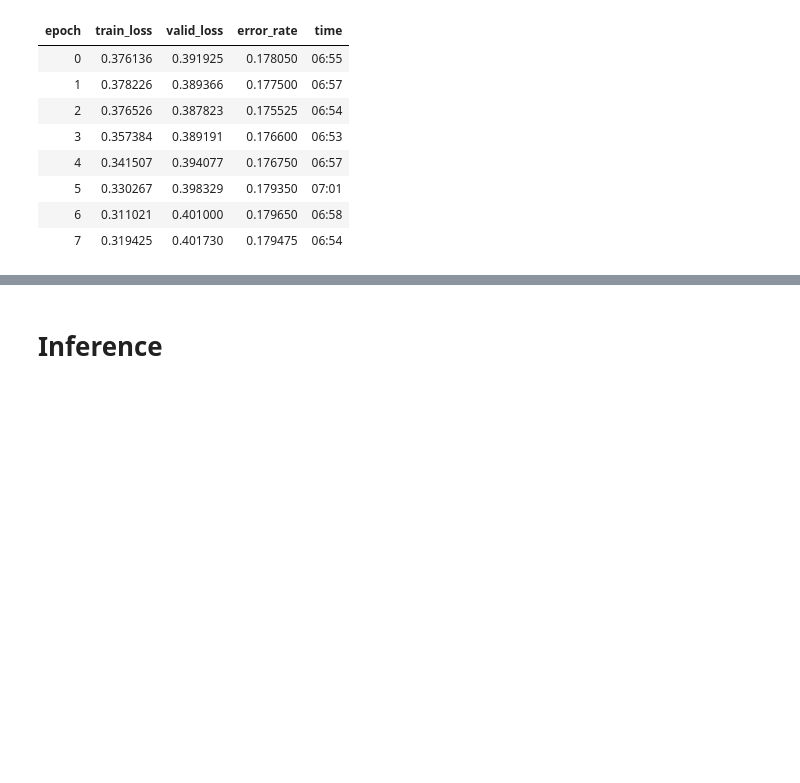
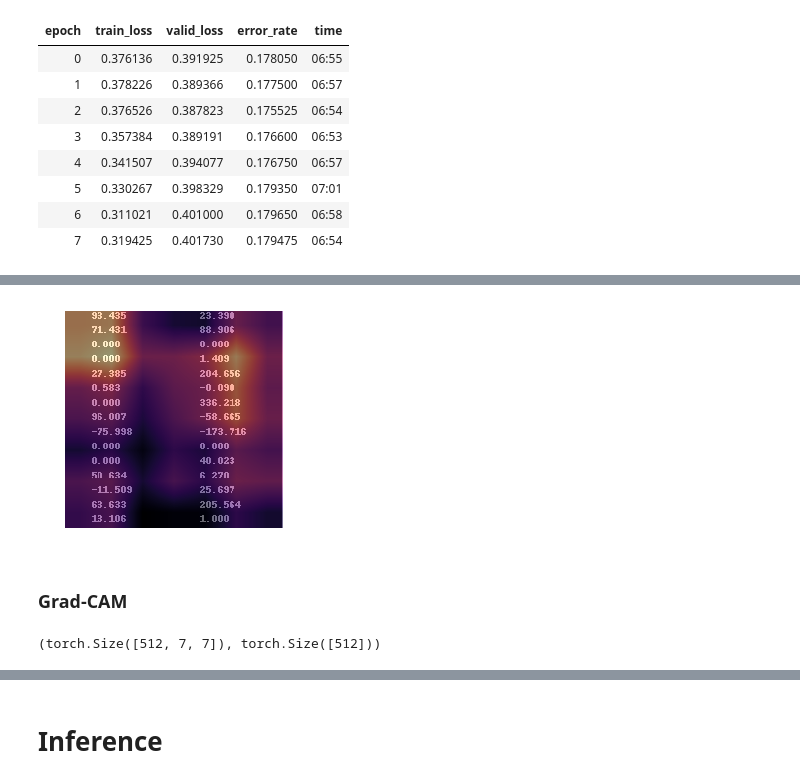
Before and after one commit to GilesStrong/SuperTML_HiggsML_Test, a Jupyter notebook: notebooks/0_resnet34_data-fix_EF-224.ipynb, the cells around one changed output, grey strips where cells are left out. Cells and saved outputs as stored; diff of their text form; code cells hidden in the pictures; blank space fills up the shorter version.

```diff
--- a/notebooks/0_resnet34_data-fix_EF-224.ipynb
+++ b/notebooks/0_resnet34_data-fix_EF-224.ipynb
@@ -135,0 +166,2 @@ learn.export()
+# %%
+hook_a,hook_g = hooked_backward()
@@ -135,0 +178,18 @@ learn.export()
+# %%
+def show_heatmap(hm):
+    _,ax = plt.subplots()
+    xb_im.show(ax)
+    ax.imshow(hm, alpha=0.6, extent=(0,size,size,0),
+              interpolation='bilinear', cmap='magma');
+# %%
+show_heatmap(avg_acts)
+# %% [output]
+[figure, added]
+# %% [markdown]
+### Grad-CAM
+# %%
+grad = hook_g.stored[0][0].cpu()
+grad_chan = grad.mean(1).mean(1)
+grad.shape,grad_chan.shape
+# %% [output]
+(torch.Size([512, 7, 7]), torch.Size([512]))
```
Also changed, not shown: parts of 15 cells of this notebook, 3 other files.
